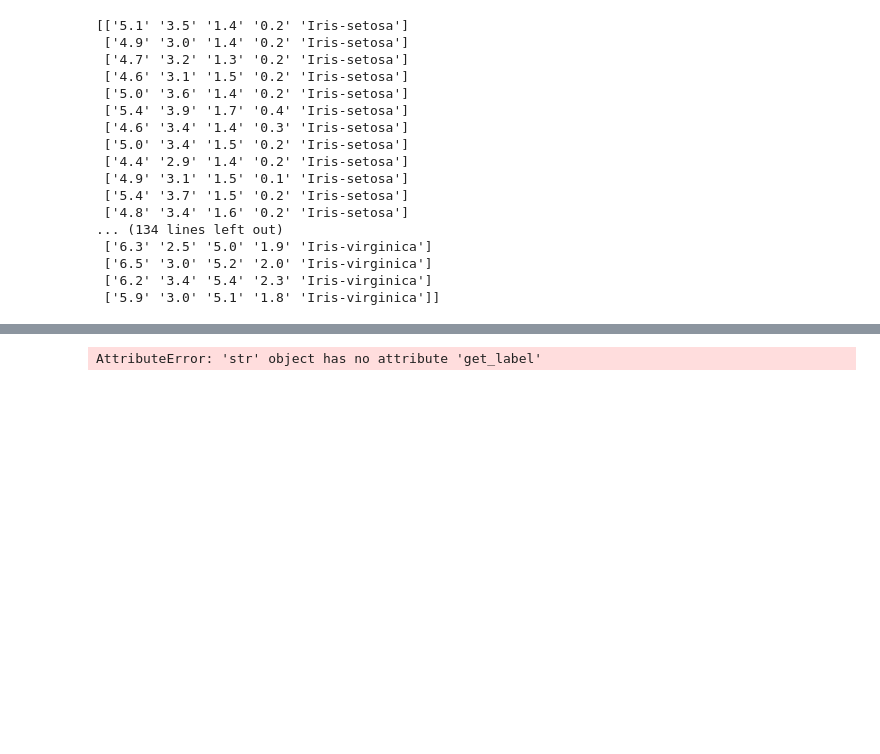
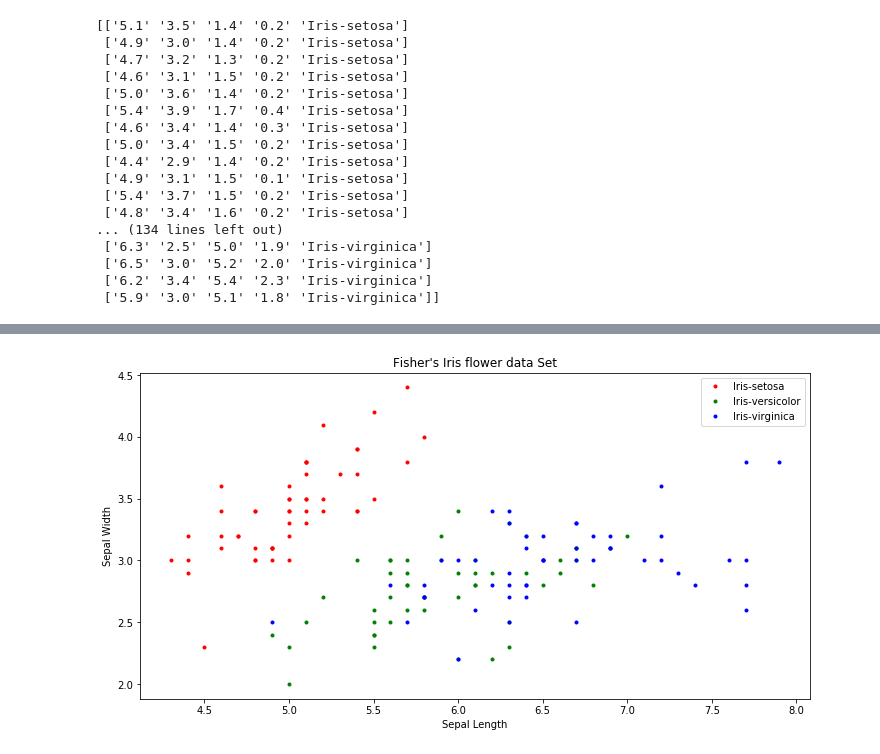
Before and after one commit to MindaugasVainauskas/jupyter-numpy-problems, a Jupyter notebook: Iris Data Set. Problem sheet 3.ipynb, the cells around one changed output, grey strips where cells are left out. Saved outputs shown, nothing was run; the diff lists cells and outputs as text; code cells hidden in the pictures; blank space fills up the shorter version.

```diff
--- a/Iris Data Set. Problem sheet 3.ipynb
+++ b/Iris Data Set. Problem sheet 3.ipynb
@@ -62,22 +62,27 @@ pl.show()
 # %%
 sl = dataArray[:, 0]
 sw = dataArray[:, 1]
 
+sl1, sl2, sl3 = np.split(sl, 3)
+sw1, sw2, sw3 = np.split(sw, 3)
+
 colours=[]
+tp = dataArray[:, -1]
+
 for i in range(len(sl)):
     if i > 100:
         colours.append('blue')
     elif i > 50:
         colours.append('green')
     else:
         colours.append('red')
 
-
-
-pl.scatter(sl, sw, c = colours)
+pl.rcParams['figure.figsize'] = (12,6)  #makes plot figure bigger
+pl.plot(sl1, sw1, 'r.', sl2, sw2, 'g.', sl3, sw3, 'b.')
 pl.title('Fisher\'s Iris flower data Set')
+pl.legend(['Iris-setosa', 'Iris-versicolor', 'Iris-virginica'])
 pl.xlabel('Sepal Length')
 pl.ylabel('Sepal Width')
 pl.show()
 # %% [output]
-AttributeError: 'str' object has no attribute 'get_label'
+[figure, added]
```
Also changed, not shown: parts of 1 cell of this notebook.
